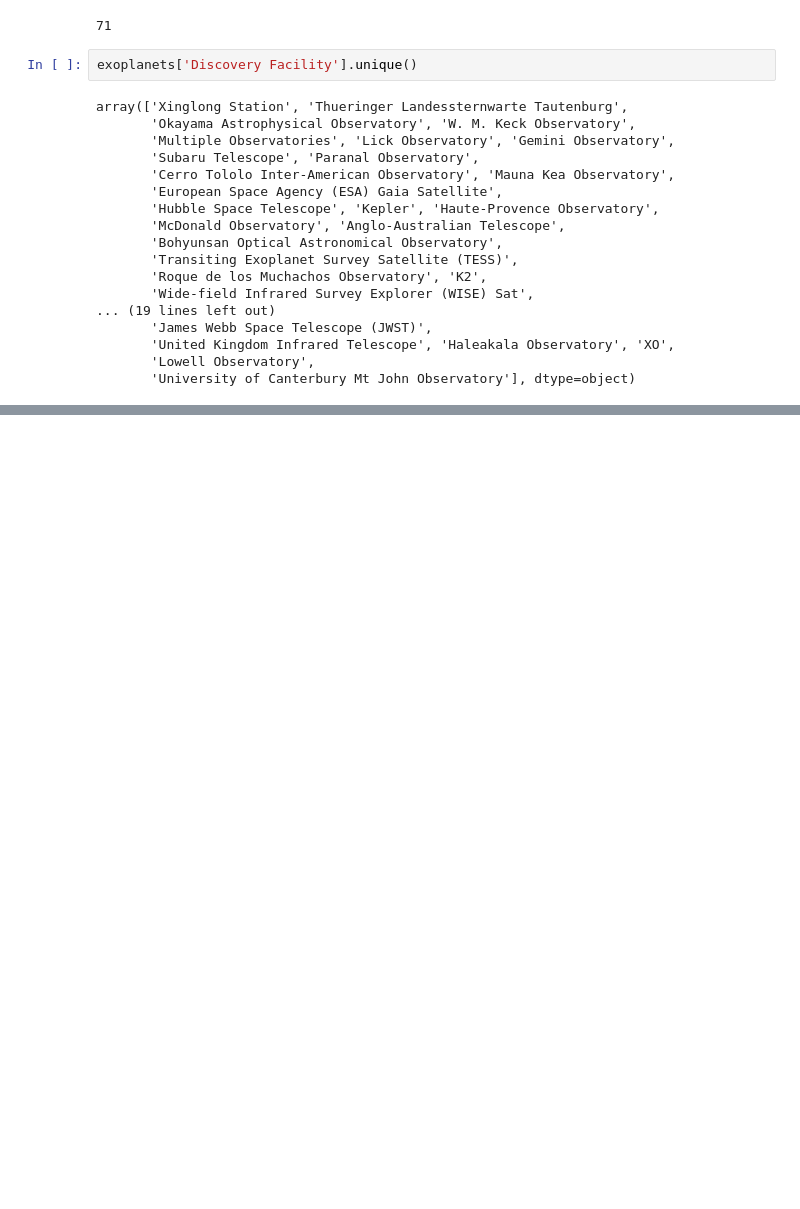
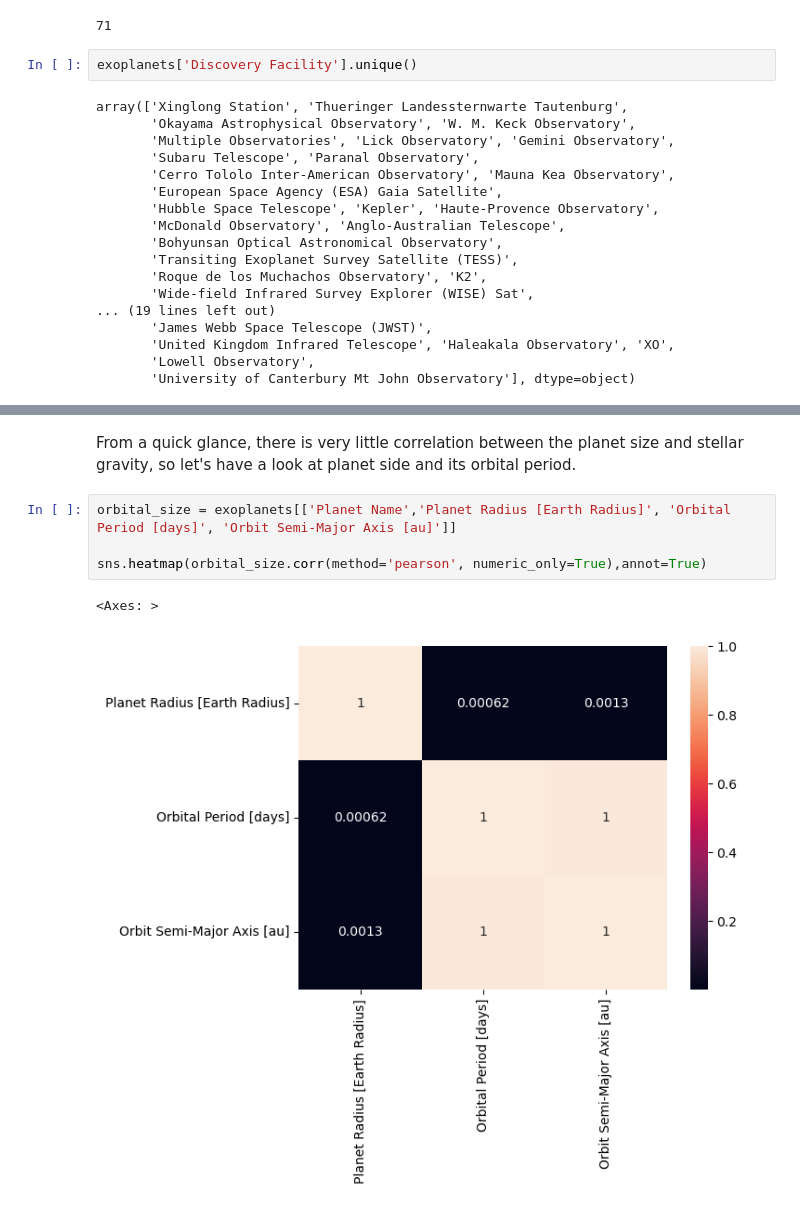
Before and after one commit to joshstantoncodes/Exoplanet-Exploration-Through-Data-Mining, a Jupyter notebook: exoplanetMining.ipynb, the cells around one changed output, grey strips where cells are left out. Cells and saved outputs as stored; diff of their text form; blank space fills up the shorter version.

```diff
--- a/exoplanetMining.ipynb
+++ b/exoplanetMining.ipynb
@@ -216,0 +218,9 @@ Length: 71, dtype: int64
+# %% [markdown]
+From a quick glance, there is very little correlation between the planet size and stellar gravity, so let's have a look at planet side and its orbital period.
+# %%
+orbital_size = exoplanets[['Planet Name','Planet Radius [Earth Radius]', 'Orbital Period [days]', 'Orbit Semi-Major Axis [au]']]
+
+sns.heatmap(orbital_size.corr(method='pearson', numeric_only=True),annot=True)
+# %% [output]
+<Axes: >
+[figure, added]
```
Also changed, not shown: parts of 9 cells of this notebook, 1 other file.
